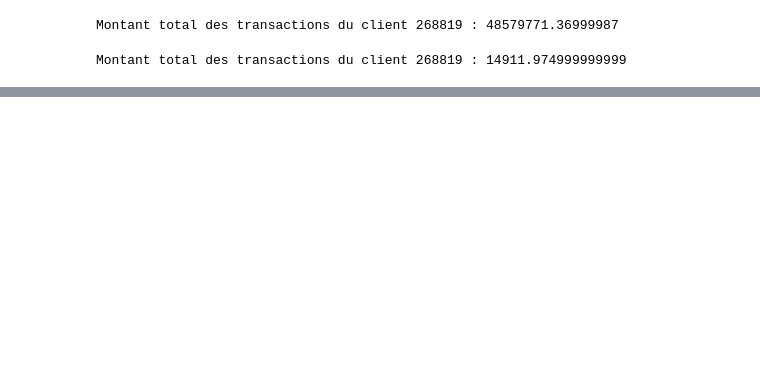
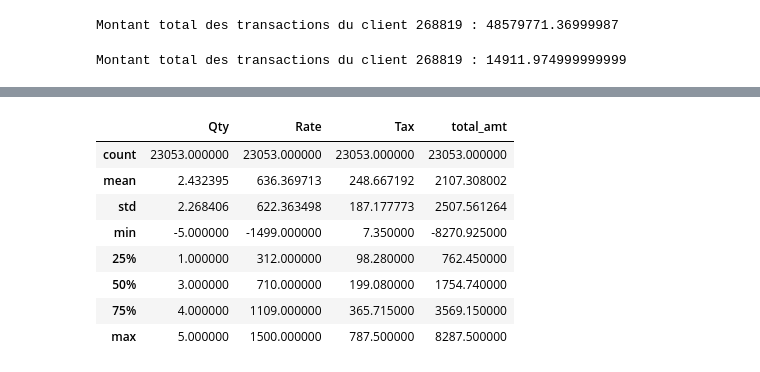
Before and after one commit to 0Jay03/Apprentissage-Python, a Jupyter notebook: Pandas Exercices .ipynb, the cells around one changed output, grey strips where cells are left out. Drawn from its saved outputs; the diff is of its cells as text; code cells hidden in the pictures; blank space fills up the shorter version.

```diff
--- a/Exercices Pandas.ipynb
+++ b/Pandas Exercices .ipynb
@@ -291,0 +313,12 @@ Montant total des transactions du client 268819 : 14911.974999999999
+# %%
+num.describe()
+# %% [output]
+|  | Qty | Rate | Tax | total_amt |
+| count | 23053.000000 | 23053.000000 | 23053.000000 | 23053.000000 |
+| mean | 2.432395 | 636.369713 | 248.667192 | 2107.308002 |
+| std | 2.268406 | 622.363498 | 187.177773 | 2507.561264 |
+| min | -5.000000 | -1499.000000 | 7.350000 | -8270.925000 |
+| 25% | 1.000000 | 312.000000 | 98.280000 | 762.450000 |
+| 50% | 3.000000 | 710.000000 | 199.080000 | 1754.740000 |
+| 75% | 4.000000 | 1109.000000 | 365.715000 | 3569.150000 |
+| max | 5.000000 | 1500.000000 | 787.500000 | 8287.500000 |
```
Also changed, not shown: parts of 12 cells of this notebook, 3 other files.
